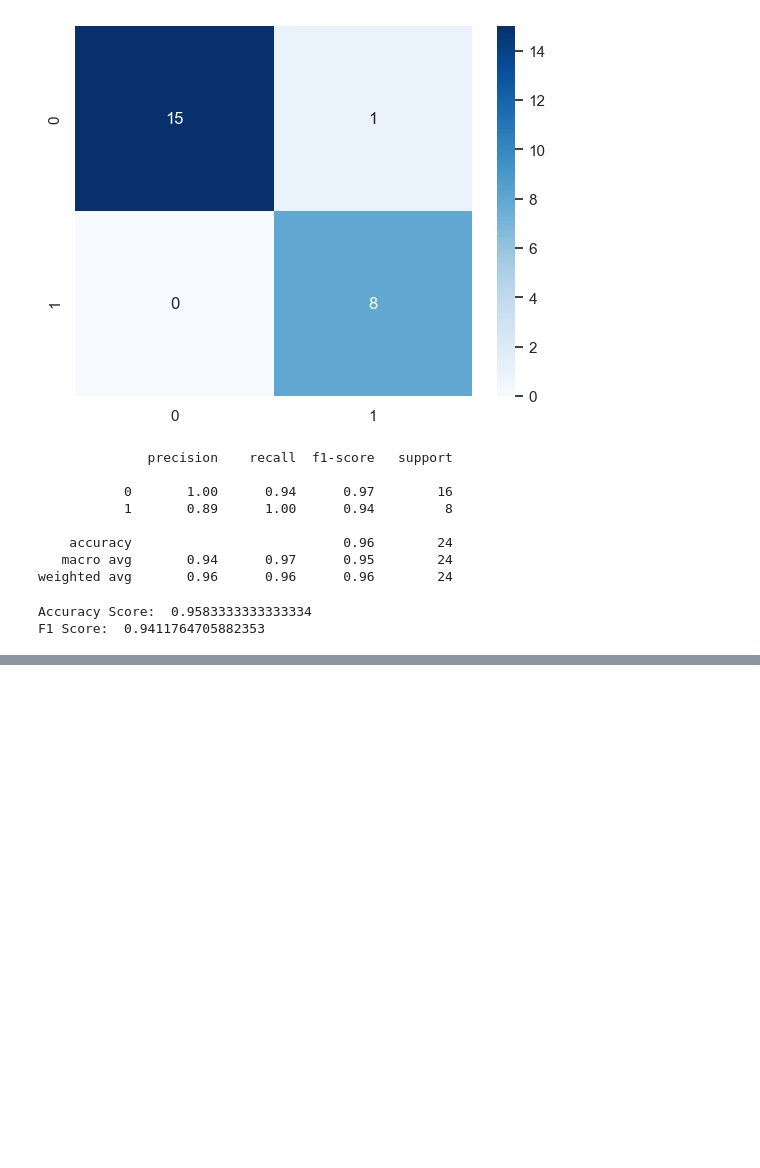
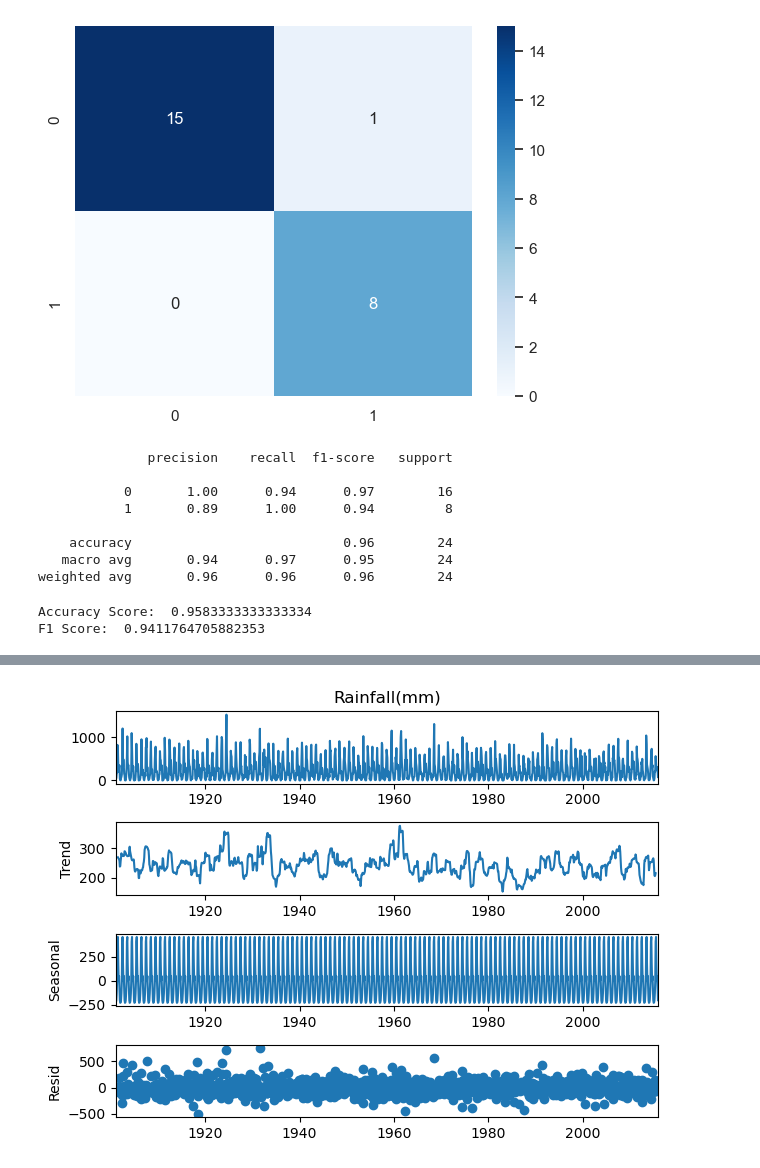
Before and after one commit to jishnu3000/flood-prediction, a Jupyter notebook: F20PA.ipynb, the cells around one changed output, grey strips where cells are left out. Drawn from its saved outputs; the diff is of its cells as text; code cells hidden in the pictures; blank space fills up the shorter version.

```diff
--- a/F20PA.ipynb
+++ b/F20PA.ipynb
@@ -255,0 +367,5 @@ model.save('flood_prediction_model.h5')
+# %%
+seasonal_decomposition = seasonal_decompose(train['Rainfall(mm)'], period = 12).plot()
+plt.show()
+# %% [output]
+[figure, added]
```
Also changed, not shown: parts of 32 cells of this notebook.
